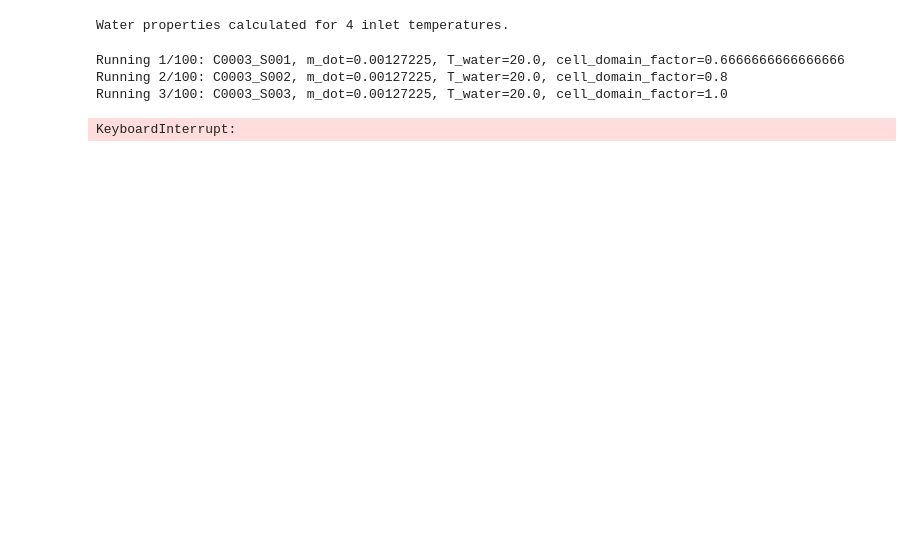
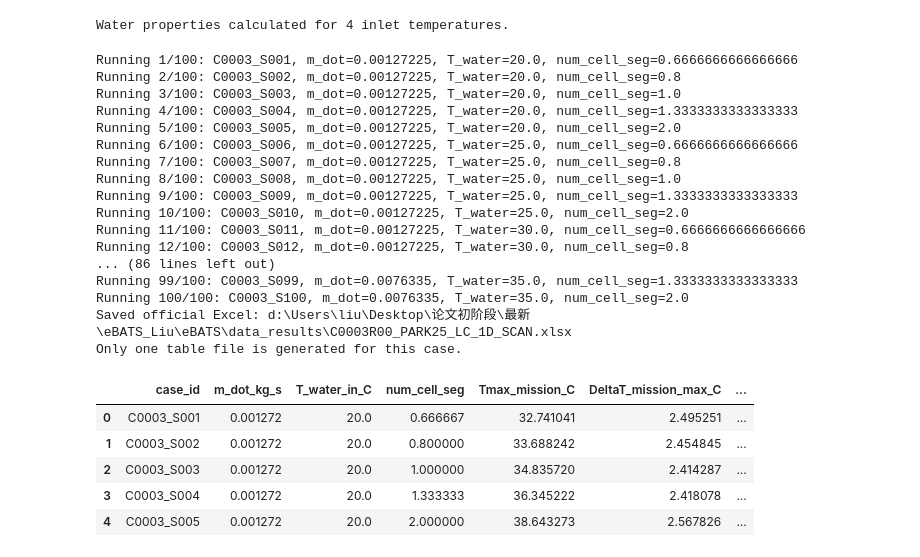
Before and after one commit to sxwd4ever/eBATS, a Jupyter notebook: C0003R00_PARK25_LC_1D_SCAN.ipynb, the cells around one changed output. Cells and saved outputs as stored; diff of their text form; code cells hidden in the pictures; blank space fills up the shorter version.

```diff
--- a/C0003R00_PARK25_LC_1D_SCAN.ipynb
+++ b/C0003R00_PARK25_LC_1D_SCAN.ipynb
@@ -266,7 +266,7 @@ Water properties calculated for 4 inlet temperatures.
 # %%
 # run one parameter-scan case by calling BTMS_model
 
-def run_one_case(case_id, m_dot, T_water, cell_domain_factor):
+def run_one_case(case_id, m_dot, T_water, num_cell_seg):
     water_props = water_props_cache[float(T_water)]
 
     # geometry and hydraulic parameters derived from liquid-cooling settings
@@ -295,7 +295,7 @@ def run_one_case(case_id, m_dot, T_water, cell_domain_factor):
         is_cool = True
 
         # Liquid-cooled 1D model: one battery node corresponds to one coolant-domain node.
-        # cell_domain_factor is passed here to represent equivalent cell-domain scaling.
+        # num_cell_seg is passed here as the equivalent number of cells represented by each battery segment.
         args = {
             'num_seg': num_seg,
             'num_seg_bat': num_seg,
@@ -317,7 +317,7 @@ def run_one_case(case_id, m_dot, T_water, cell_domain_factor):
             'cp_cool': water_props['cp_water'],
             'rho_cool': water_props['rho_water'],
             'Q_gen': power_generation_data[k],
-            'cell_domain_factor': cell_domain_factor,
+            'num_cell_seg': num_cell_seg,
             'debug': False,
         }
 
@@ -334,7 +334,7 @@ def run_one_case(case_id, m_dot, T_water, cell_domain_factor):
             print(f"case_id = {case_id}")
             print(f"m_dot = {m_dot} kg/s")
             print(f"T_water_in = {T_water} degC")
-            print(f"cell_domain_factor = {cell_domain_factor}")
+            print(f"num_cell_seg = {num_cell_seg}")
             print(f"time step k = {k}")
             print(f"t = {t:.1f} s")
             print(f"is_cool = {is_cool}")
@@ -358,7 +358,7 @@ def run_one_case(case_id, m_dot, T_water, cell_domain_factor):
             print(f"case_id = {case_id}")
             print(f"m_dot = {m_dot} kg/s")
             print(f"T_water_in = {T_water} degC")
-            print(f"cell_domain_factor = {cell_domain_factor}")
+            print(f"num_cell_seg = {num_cell_seg}")
             print(f"time step k = {k}")
             print(f"t = {t:.1f} s")
             print(f"T_dist_min/max = {np.nanmin(T_dist)}, {np.nanmax(T_dist)}")
@@ -382,7 +382,7 @@ def run_one_case(case_id, m_dot, T_water, cell_domain_factor):
         'case_id': case_id,
         'm_dot_kg_s': m_dot,
         'T_water_in_C': T_water,
-        'cell_domain_factor': cell_domain_factor,
+        'num_cell_seg': num_cell_seg,
         'Tmax_mission_C': float(np.max(Tmax)),
         'DeltaT_mission_max_C': float(np.max(DeltaT)),
         'cruise_recovery_Tmax_C': float(Tmax[idx(t_cruise_start)] - Tmax[idx(t_cruise_end)]),
@@ -432,7 +432,7 @@ for n, case in enumerate(scan_cases, start=1):
         f"Running {n}/{len(scan_cases)}: {case['case_id']}, "
         f"m_dot={case['m_dot']}, "
         f"T_water={case['T_water']}, "
-        f"cell_domain_factor={case['cell_domain_factor']}"
+        f"num_cell_seg={case['num_cell_seg']}"
     )
 
     try:
@@ -443,7 +443,7 @@ for n, case in enumerate(scan_cases, start=1):
         print(f"failed case_id = {case['case_id']}")
         print(f"failed m_dot = {case['m_dot']} kg/s")
         print(f"failed T_water_in = {case['T_water']} degC")
-        print(f"failed cell_domain_factor = {case['cell_domain_factor']}")
+        print(f"failed num_cell_seg = {case['num_cell_seg']}")
         print(f"error = {repr(e)}")
         raise
 
@@ -453,37 +453,56 @@ column_order = [
     'case_id',
     'm_dot_kg_s',
     'T_water_in_C',
-    'cell_domain_factor',
+    'num_cell_seg',
     'Tmax_mission_C',
     'DeltaT_mission_max_C',
     'cruise_recovery_Tmax_C',
     'Twater_out_cruise_end_C',
     'dTmax_takeoff_C',
     'dTmax_climb_C',
     'dTmax_transition1_C',
     'dTmax_cruise_C',
     'dTmax_transition2_C',
     'dTmax_descent_C',
     'dTmax_hover_C',
     'dTmax_landing_C',
 ]
 
 parameter_scan_table = parameter_scan_table[column_order]
 
 output_dir = OUTPUT_DIR
 os.makedirs(output_dir, exist_ok=True)
 
 xlsx_path = os.path.join(output_dir, RESULT_XLSX_NAME)
 
 parameter_scan_table.to_excel(xlsx_path, index=False)
 format_excel_table(xlsx_path)
 
 print(f'Saved official Excel: {xlsx_path}')
 print('Only one table file is generated for this case.')
 
 parameter_scan_table.head()
 # %% [output]
-Running 1/100: C0003_S001, m_dot=0.00127225, T_water=20.0, cell_domain_factor=0.6666666666666666
-Running 2/100: C0003_S002, m_dot=0.00127225, T_water=20.0, cell_domain_factor=0.8
-Running 3/100: C0003_S003, m_dot=0.00127225, T_water=20.0, cell_domain_factor=1.0
+Running 1/100: C0003_S001, m_dot=0.00127225, T_water=20.0, num_cell_seg=0.6666666666666666
+Running 2/100: C0003_S002, m_dot=0.00127225, T_water=20.0, num_cell_seg=0.8
+Running 3/100: C0003_S003, m_dot=0.00127225, T_water=20.0, num_cell_seg=1.0
+Running 4/100: C0003_S004, m_dot=0.00127225, T_water=20.0, num_cell_seg=1.3333333333333333
+Running 5/100: C0003_S005, m_dot=0.00127225, T_water=20.0, num_cell_seg=2.0
+Running 6/100: C0003_S006, m_dot=0.00127225, T_water=25.0, num_cell_seg=0.6666666666666666
+Running 7/100: C0003_S007, m_dot=0.00127225, T_water=25.0, num_cell_seg=0.8
+Running 8/100: C0003_S008, m_dot=0.00127225, T_water=25.0, num_cell_seg=1.0
+Running 9/100: C0003_S009, m_dot=0.00127225, T_water=25.0, num_cell_seg=1.3333333333333333
+Running 10/100: C0003_S010, m_dot=0.00127225, T_water=25.0, num_cell_seg=2.0
+Running 11/100: C0003_S011, m_dot=0.00127225, T_water=30.0, num_cell_seg=0.6666666666666666
+Running 12/100: C0003_S012, m_dot=0.00127225, T_water=30.0, num_cell_seg=0.8
+... (86 lines left out)
+Running 99/100: C0003_S099, m_dot=0.0076335, T_water=35.0, num_cell_seg=1.3333333333333333
+Running 100/100: C0003_S100, m_dot=0.0076335, T_water=35.0, num_cell_seg=2.0
+Saved official Excel: d:\Users\liu\Desktop\论文初阶段\最新\eBATS_Liu\eBATS\data_results\C0003R00_PARK25_LC_1D_SCAN.xlsx
+Only one table file is generated for this case.
-KeyboardInterrupt:
+|  | case_id | m_dot_kg_s | T_water_in_C | num_cell_seg | Tmax_mission_C | DeltaT_mission_max_C | ... |
+| 0 | C0003_S001 | 0.001272 | 20.0 | 0.666667 | 32.741041 | 2.495251 | ... |
+| 1 | C0003_S002 | 0.001272 | 20.0 | 0.800000 | 33.688242 | 2.454845 | ... |
+| 2 | C0003_S003 | 0.001272 | 20.0 | 1.000000 | 34.835720 | 2.414287 | ... |
+| 3 | C0003_S004 | 0.001272 | 20.0 | 1.333333 | 36.345222 | 2.418078 | ... |
+| 4 | C0003_S005 | 0.001272 | 20.0 | 2.000000 | 38.643273 | 2.567826 | ... |
```
Also changed, not shown: parts of 3 cells of this notebook, 4 other files.
